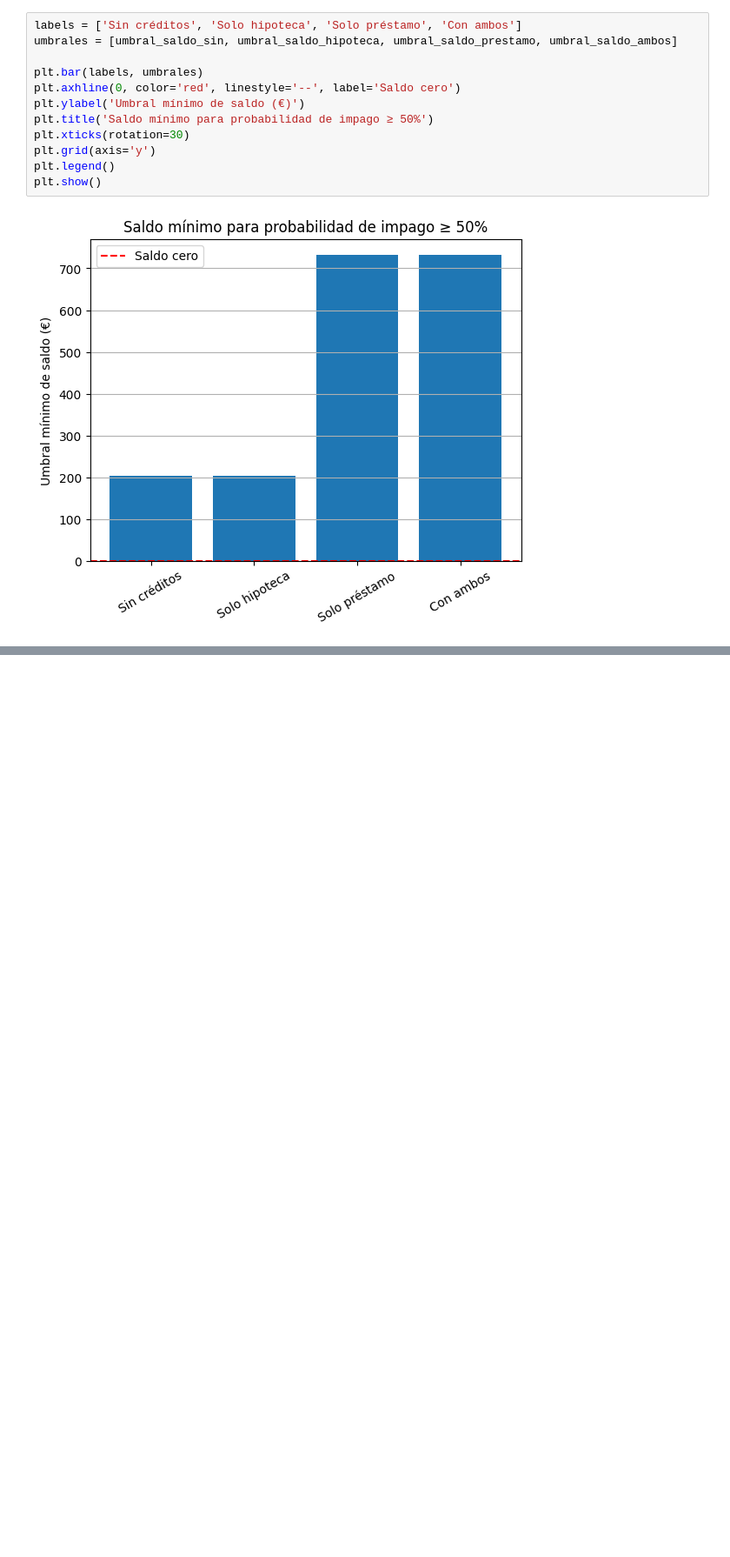
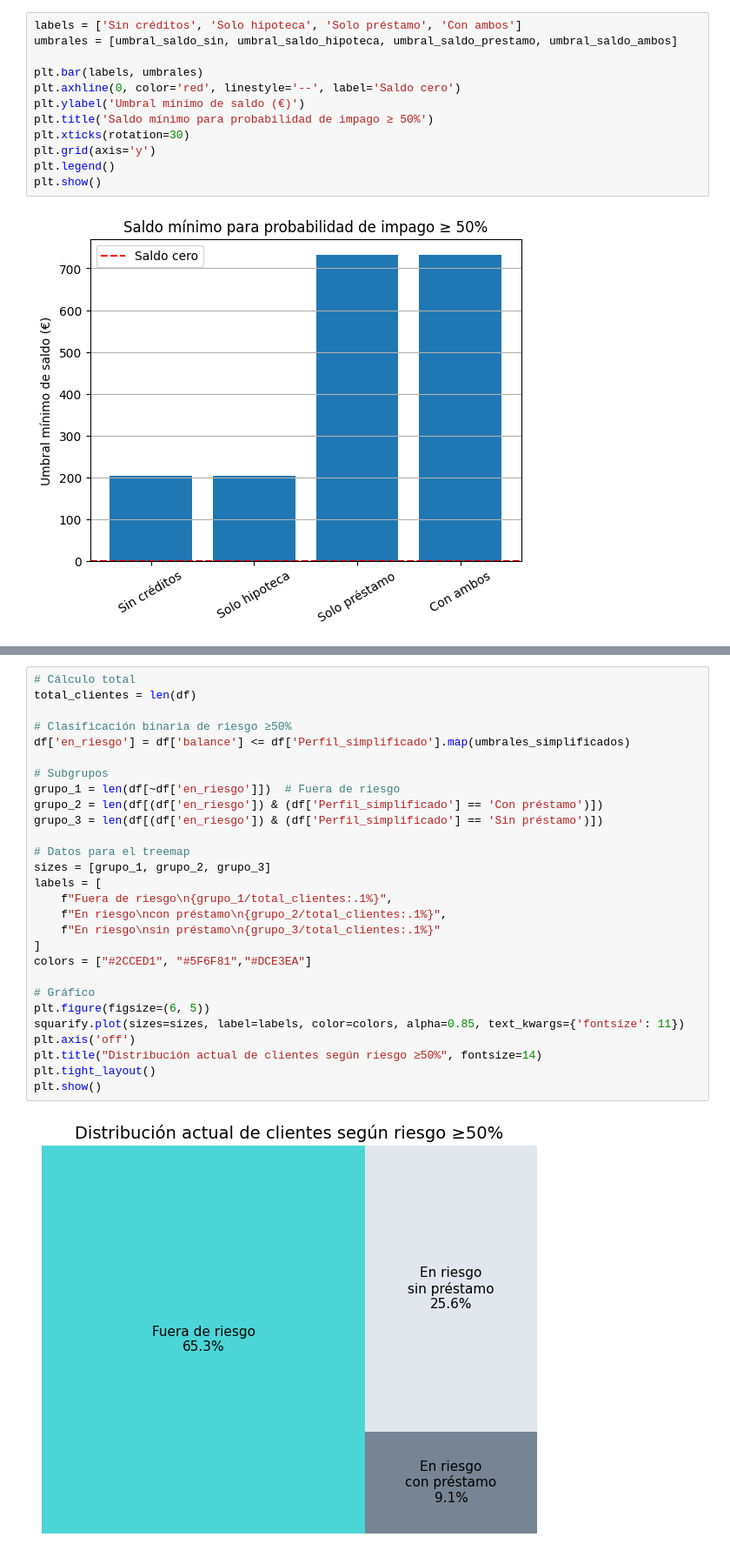
Before and after one commit to MarinaTorba/PersonalDataProrjects, a Jupyter notebook: Equip_9/Scripts/Analisis_Finanzas_250526.ipynb, the cells around one changed output, grey strips where cells are left out. Shown at 87% size. Cells and saved outputs as stored; diff of their text form; blank space fills up the shorter version.

```diff
--- a/Equip_9/Scripts/Analisis_Finanzas_250526.ipynb
+++ b/Equip_9/Scripts/Analisis_Finanzas_250526.ipynb
@@ -1121,0 +1332,30 @@ plt.show()
+# %%
+# Cálculo total
+total_clientes = len(df)
+
+# Clasificación binaria de riesgo ≥50%
+df['en_riesgo'] = df['balance'] <= df['Perfil_simplificado'].map(umbrales_simplificados)
+
+# Subgrupos
+grupo_1 = len(df[~df['en_riesgo']])  # Fuera de riesgo
+grupo_2 = len(df[(df['en_riesgo']) & (df['Perfil_simplificado'] == 'Con préstamo')])
+grupo_3 = len(df[(df['en_riesgo']) & (df['Perfil_simplificado'] == 'Sin préstamo')])
+
+# Datos para el treemap
+sizes = [grupo_1, grupo_2, grupo_3]
+labels = [
+    f"Fuera de riesgo\n{grupo_1/total_clientes:.1%}",
+    f"En riesgo\ncon préstamo\n{grupo_2/total_clientes:.1%}",
+    f"En riesgo\nsin préstamo\n{grupo_3/total_clientes:.1%}"
+]
+colors = ["#2CCED1", "#5F6F81","#DCE3EA"]
+
+# Gráfico
+plt.figure(figsize=(6, 5))
+squarify.plot(sizes=sizes, label=labels, color=colors, alpha=0.85, text_kwargs={'fontsize': 11})
+plt.axis('off')
+plt.title("Distribución actual de clientes según riesgo ≥50%", fontsize=14)
+plt.tight_layout()
+plt.show()
+# %% [output]
+[figure, added]
```
Also changed, not shown: parts of 9 cells of this notebook.
